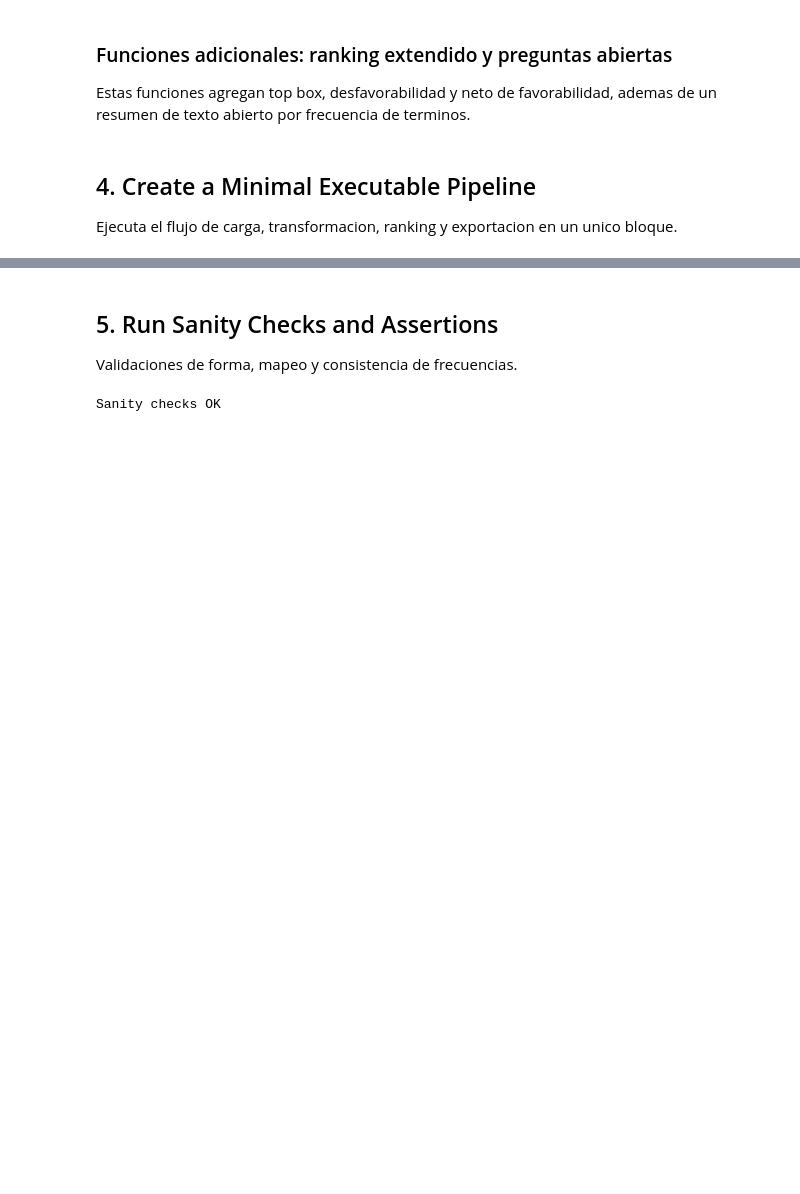
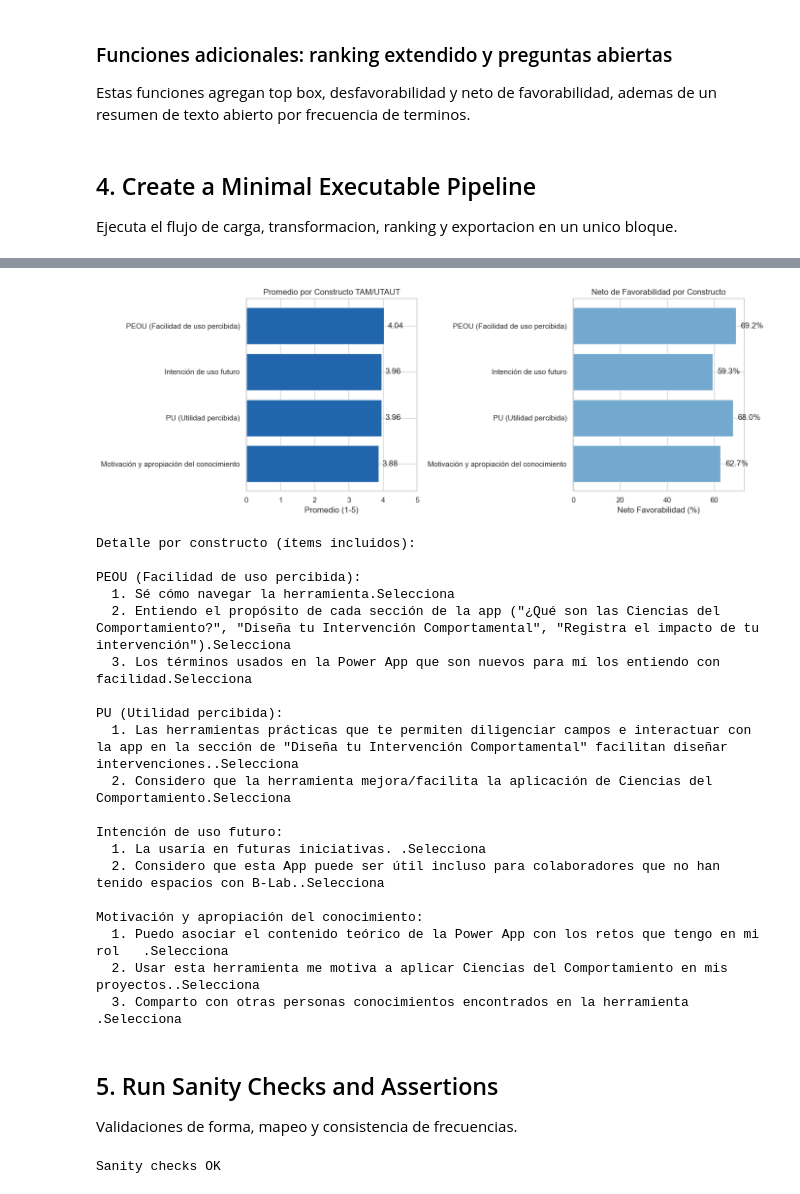
Before and after one commit to DavidZap/tablero_pre_pos_intervencion, a Jupyter notebook: notebooks/01_analisis_likert_powerapp.ipynb, the cells around one changed output, grey strips where cells are left out. Saved outputs shown, nothing was run; the diff lists cells and outputs as text; code cells hidden in the pictures; blank space fills up the shorter version.

Commit message:
Implement analysis of TAM/UTAUT constructs in Streamlit app; update CSV outputs for open-ended questions and ranking metrics; enhance usability metrics and add new construct data.

```diff
--- a/notebooks/01_analisis_likert_powerapp.ipynb
+++ b/notebooks/01_analisis_likert_powerapp.ipynb
@@ -441,3 +513,57 @@ Terminos mas frecuentes en abiertas (top 20):
+# %%
+# Visualización de Constructos
+fig, axes = plt.subplots(1, 2, figsize=(14, 5))
+
+# Gráfico 1: Promedio por constructo
+ax1 = axes[0]
+colors_constructos = ["#b2182b" if x < 3.5 else "#2166ac" for x in constructos_df["promedio"]]
+ax1.barh(constructos_df["constructo"], constructos_df["promedio"], color=colors_constructos)
+ax1.set_xlabel("Promedio (1-5)")
+ax1.set_title("Promedio por Constructo TAM/UTAUT")
+ax1.set_xlim([0, 5])
+for i, v in enumerate(constructos_df["promedio"]):
+    ax1.text(v + 0.1, i, f"{v:.2f}", va="center")
+
+# Gráfico 2: Neto de favorabilidad
+ax2 = axes[1]
+colors_neto = ["#d7301f" if x < 0 else "#74a9cf" for x in constructos_df["neto_favorabilidad_pct"]]
+ax2.barh(constructos_df["constructo"], constructos_df["neto_favorabilidad_pct"], color=colors_neto)
+ax2.set_xlabel("Neto Favorabilidad (%)")
+ax2.set_title("Neto de Favorabilidad por Constructo")
+ax2.axvline(0, color="black", linestyle="--", linewidth=0.8)
+for i, v in enumerate(constructos_df["neto_favorabilidad_pct"]):
+    ax2.text(v + 2 if v > 0 else v - 2, i, f"{v:.1f}%", va="center", ha="left" if v > 0 else "right")
+
+plt.tight_layout()
+plt.show()
+
+print("\nDetalle por constructo (ítems incluidos):")
+for constructo_name, questions in CONSTRUCTOS.items():
+    matching = [q for q in questions if q in likert_columns]
+    print(f"\n{constructo_name}:")
+    for i, q in enumerate(matching, 1):
+        print(f"  {i}. {q}")
+# %% [output]
+[figure, added]
+Detalle por constructo (ítems incluidos):
+
+PEOU (Facilidad de uso percibida):
+  1. Sé cómo navegar la herramienta.Selecciona
+  2. Entiendo el propósito de cada sección de la app ("¿Qué son las Ciencias del Comportamiento?", "Diseña tu Intervención Comportamental", "Registra el impacto de tu intervención").Selecciona
+  3. Los términos usados en la Power App que son nuevos para mí los entiendo con facilidad.Selecciona
+
+PU (Utilidad percibida):
+  1. Las herramientas prácticas que te permiten diligenciar campos e interactuar con la app en la sección de "Diseña tu Intervención Comportamental" facilitan diseñar intervenciones..Selecciona
+  2. Considero que la herramienta mejora/facilita la aplicación de Ciencias del Comportamiento.Selecciona
+
+Intención de uso futuro:
+  1. La usaría en futuras iniciativas. .Selecciona
+  2. Considero que esta App puede ser útil incluso para colaboradores que no han tenido espacios con B-Lab..Selecciona
+
+Motivación y apropiación del conocimiento:
+  1. Puedo asociar el contenido teórico de la Power App con los retos que tengo en mi rol   .Selecciona
+  2. Usar esta herramienta me motiva a aplicar Ciencias del Comportamiento en mis proyectos..Selecciona
+  3. Comparto con otras personas conocimientos encontrados en la herramienta .Selecciona
 # %% [markdown]
 ## 5. Run Sanity Checks and Assertions
 
```
Also changed, not shown: parts of 5 cells of this notebook, 7 other files.
